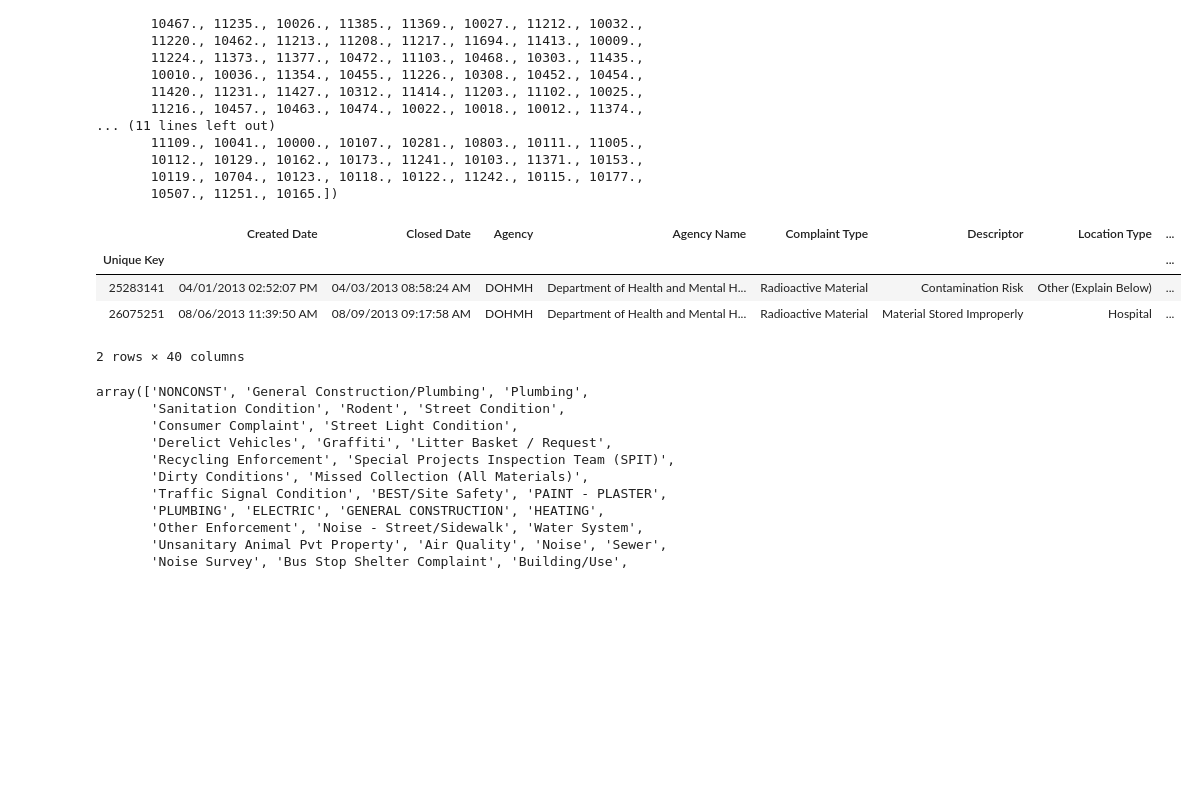
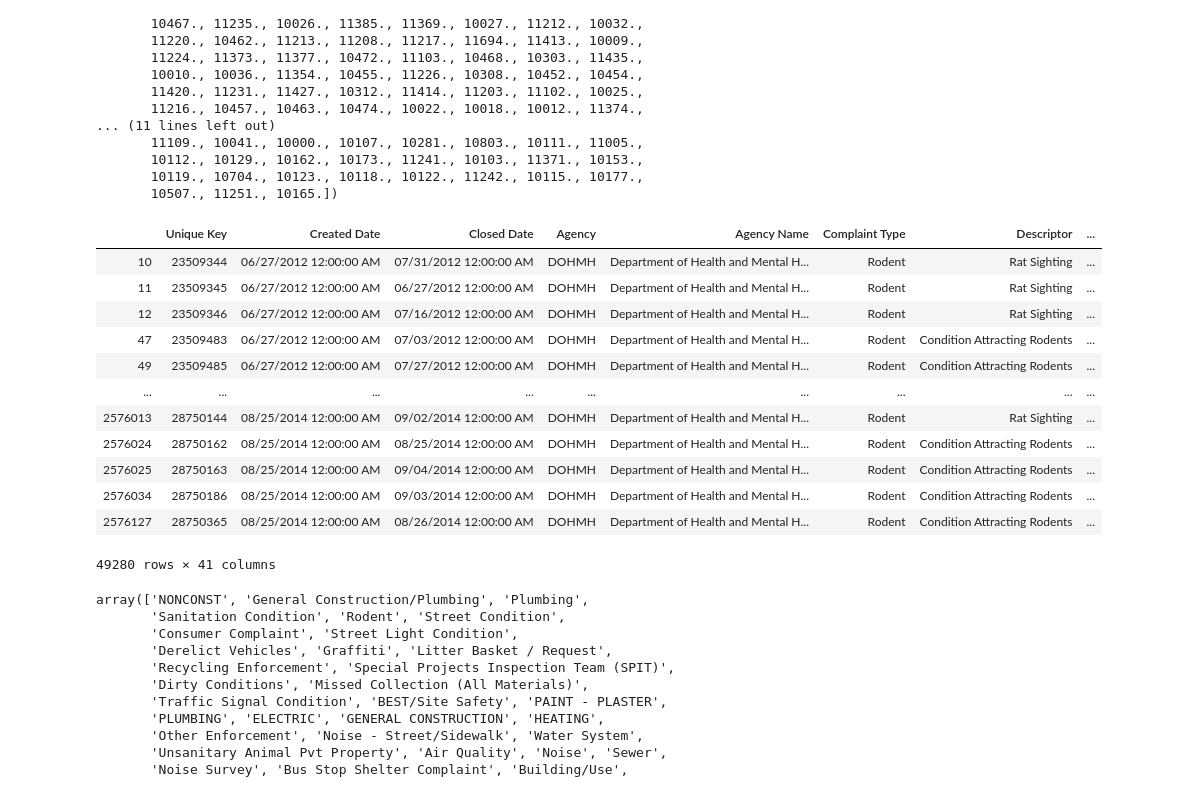
Before and after one commit to CSC599-70-GIN/RentPrediction, a Jupyter notebook: 311data.ipynb, the cells around one changed output. Cells and saved outputs as stored; diff of their text form; code cells hidden in the pictures; blank space fills up the shorter version.

```diff
--- a/311data.ipynb
+++ b/311data.ipynb
@@ -17,7 +17,7 @@ from sklearn.model_selection import RandomizedSearchCV
 
 #You should download this from the site and change to your directory. Files too big for git to hold.
 #https://nycopendata.socrata.com/Social-Services/311-Service-Requests-from-2010-to-Present/erm2-nwe9
-df= pd.read_csv('C:/Users/Garland/Desktop/311_Service_Requests_from_2010_to_Present.csv', index_col=0)
+df= pd.read_csv('C:/Users/Garland/Desktop/311_Service_Requests_from_2010_to_Present.csv')
 
 df.head(5)
 # %% [output]
@@ -116,11 +125,19 @@
 # %%
-df.loc[df['Complaint Type'] == 'Radioactive Material']
+df.loc[df['Complaint Type'] == 'Rodent']
 # %% [output]
-|  | Created Date | Closed Date | Agency | Agency Name | Complaint Type | Descriptor | Location Type | ... |
-| Unique Key |  |  |  |  |  |  |  | ... |
-| 25283141 | 04/01/2013 02:52:07 PM | 04/03/2013 08:58:24 AM | DOHMH | Department of Health and Mental H... | Radioactive Material | Contamination Risk | Other (Explain Below) | ... |
-| 26075251 | 08/06/2013 11:39:50 AM | 08/09/2013 09:17:58 AM | DOHMH | Department of Health and Mental H... | Radioactive Material | Material Stored Improperly | Hospital | ... |
+|  | Unique Key | Created Date | Closed Date | Agency | Agency Name | Complaint Type | Descriptor | ... |
+| 10 | 23509344 | 06/27/2012 12:00:00 AM | 07/31/2012 12:00:00 AM | DOHMH | Department of Health and Mental H... | Rodent | Rat Sighting | ... |
+| 11 | 23509345 | 06/27/2012 12:00:00 AM | 06/27/2012 12:00:00 AM | DOHMH | Department of Health and Mental H... | Rodent | Rat Sighting | ... |
+| 12 | 23509346 | 06/27/2012 12:00:00 AM | 07/16/2012 12:00:00 AM | DOHMH | Department of Health and Mental H... | Rodent | Rat Sighting | ... |
+| 47 | 23509483 | 06/27/2012 12:00:00 AM | 07/03/2012 12:00:00 AM | DOHMH | Department of Health and Mental H... | Rodent | Condition Attracting Rodents | ... |
+| 49 | 23509485 | 06/27/2012 12:00:00 AM | 07/27/2012 12:00:00 AM | DOHMH | Department of Health and Mental H... | Rodent | Condition Attracting Rodents | ... |
+| ... | ... | ... | ... | ... | ... | ... | ... | ... |
+| 2576013 | 28750144 | 08/25/2014 12:00:00 AM | 09/02/2014 12:00:00 AM | DOHMH | Department of Health and Mental H... | Rodent | Rat Sighting | ... |
+| 2576024 | 28750162 | 08/25/2014 12:00:00 AM | 08/25/2014 12:00:00 AM | DOHMH | Department of Health and Mental H... | Rodent | Condition Attracting Rodents | ... |
+| 2576025 | 28750163 | 08/25/2014 12:00:00 AM | 09/04/2014 12:00:00 AM | DOHMH | Department of Health and Mental H... | Rodent | Condition Attracting Rodents | ... |
+| 2576034 | 28750186 | 08/25/2014 12:00:00 AM | 09/03/2014 12:00:00 AM | DOHMH | Department of Health and Mental H... | Rodent | Condition Attracting Rodents | ... |
+| 2576127 | 28750365 | 08/25/2014 12:00:00 AM | 08/26/2014 12:00:00 AM | DOHMH | Department of Health and Mental H... | Rodent | Condition Attracting Rodents | ... |
-2 rows × 40 columns
+49280 rows × 41 columns
 # %%
 df['Complaint Type'].unique()
 # %% [output]
```
Also changed, not shown: parts of 39 cells of this notebook.
